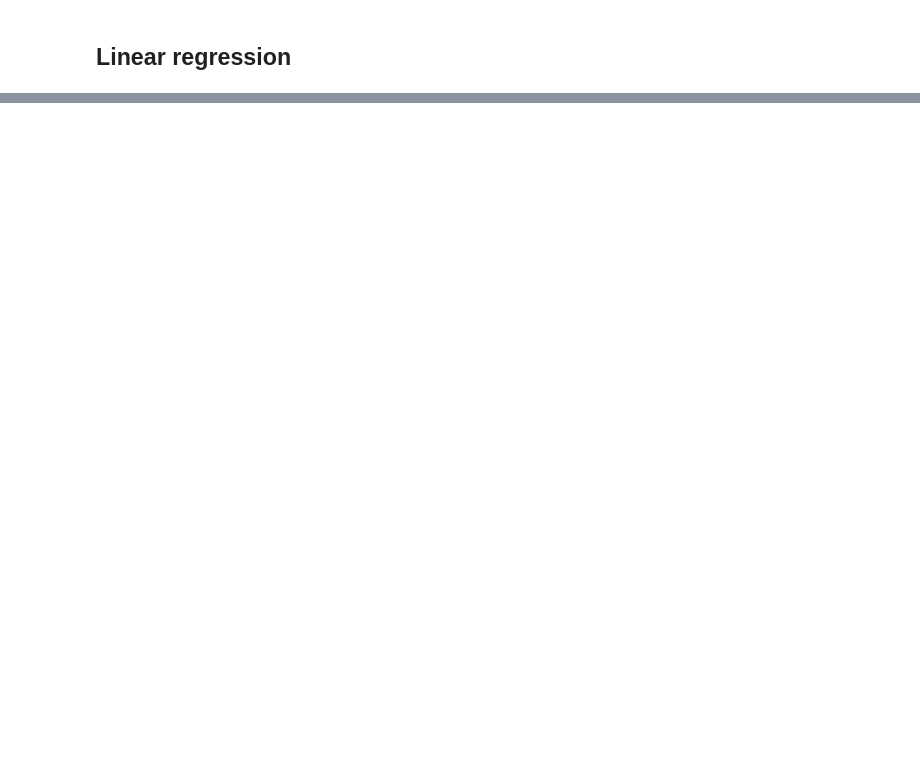
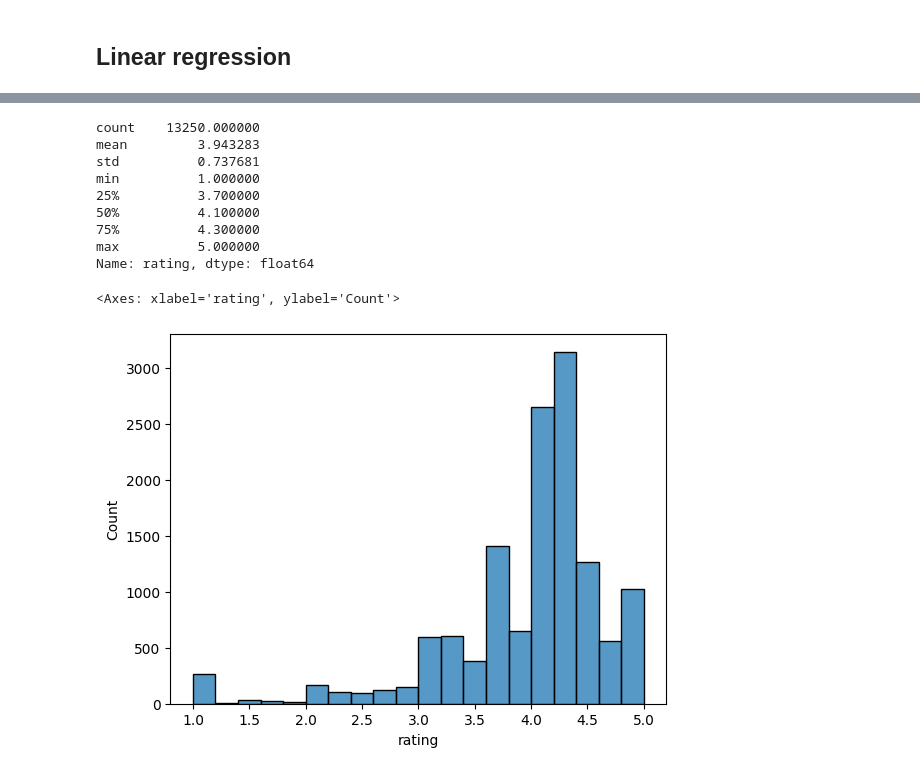
Before and after one commit to pcturnes/small-projects, a Jupyter notebook: BigBasket-Analysis/lin_reg_1.ipynb, the cells around one changed output, grey strips where cells are left out. Drawn from its saved outputs; the diff is of its cells as text; code cells hidden in the pictures; blank space fills up the shorter version.

```diff
--- a/BigBasket-Analysis/lin_reg_1.ipynb
+++ b/BigBasket-Analysis/lin_reg_1.ipynb
@@ -355,26 +229,0 @@ in_bb_Royal = ['bb Royal']
-# %%
-# Create binary columns for category groups
-def categorize_row(row):
-    is_home_cleaning = 1 if row['category'] in home_and_cleaning else 0
-    is_beauty_health = 1 if row['category'] in beauty_and_health else 0
-    is_food = 1 if row['category'] in food else 0
-    is_in_bb_Royal = 1 if row['brand'] in in_bb_Royal else 0
-    return pd.Series([is_home_cleaning, is_beauty_health, is_food, is_in_bb_Royal])
-
-# Apply to training and test data
-df_train[['home_and_cleaning', 'beauty_and_health', 'food', 'is_in_bb_Royal']] = df_train.apply(categorize_row, axis=1)
-df_test[['home_and_cleaning', 'beauty_and_health', 'food', 'is_in_bb_Royal']] = df_test.apply(categorize_row, axis=1)
-
-# Also apply to test_no_target for consistency
-test_no_target[['home_and_cleaning', 'beauty_and_health', 'food', 'is_in_bb_Royal']] = test_no_target.apply(categorize_row, axis=1)
-
-# Remove original category and sub_category columns
-df_train = df_train.drop(['category', 'sub_category', 'brand'], axis=1)
-df_test = df_test.drop(['category', 'sub_category', 'brand'], axis=1)
-test_no_target = test_no_target.drop(['category', 'sub_category', 'brand'], axis=1)
-
-# Update X_train and X_test
-X_train_art = df_train.drop('rating', axis=1)
-y_train_art = df_train['rating']
-X_test_art = df_test.drop('rating', axis=1)
-y_test_art = df_test['rating']
@@ -552,0 +317,15 @@ BaseModel    Test 0.550976 0.505593 0.742278 -3.229992e-07
+# %%
+print(df_train['rating'].describe())
+sns.histplot(df_train['rating'], bins=20)
+# %% [output]
+count    13250.000000
+mean         3.943283
+std          0.737681
+min          1.000000
+25%          3.700000
+50%          4.100000
+75%          4.300000
+max          5.000000
+Name: rating, dtype: float64
+<Axes: xlabel='rating', ylabel='Count'>
+[figure, added]
```
Also changed, not shown: parts of 42 cells of this notebook, 1 other file.
